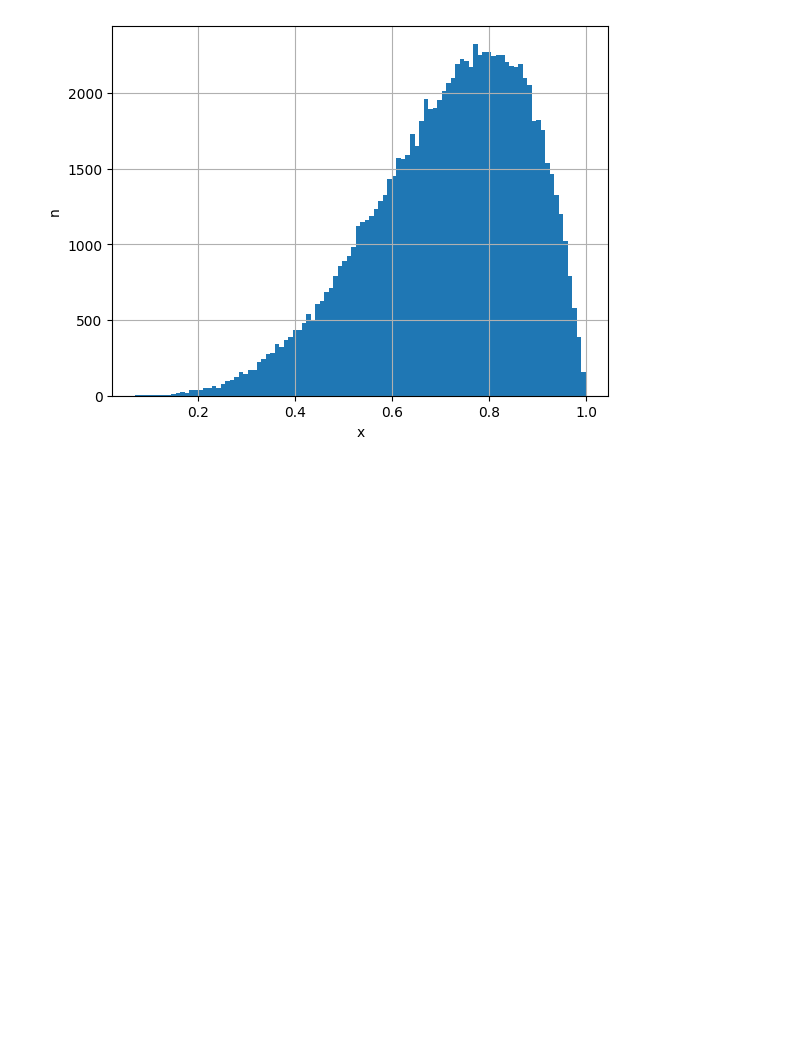
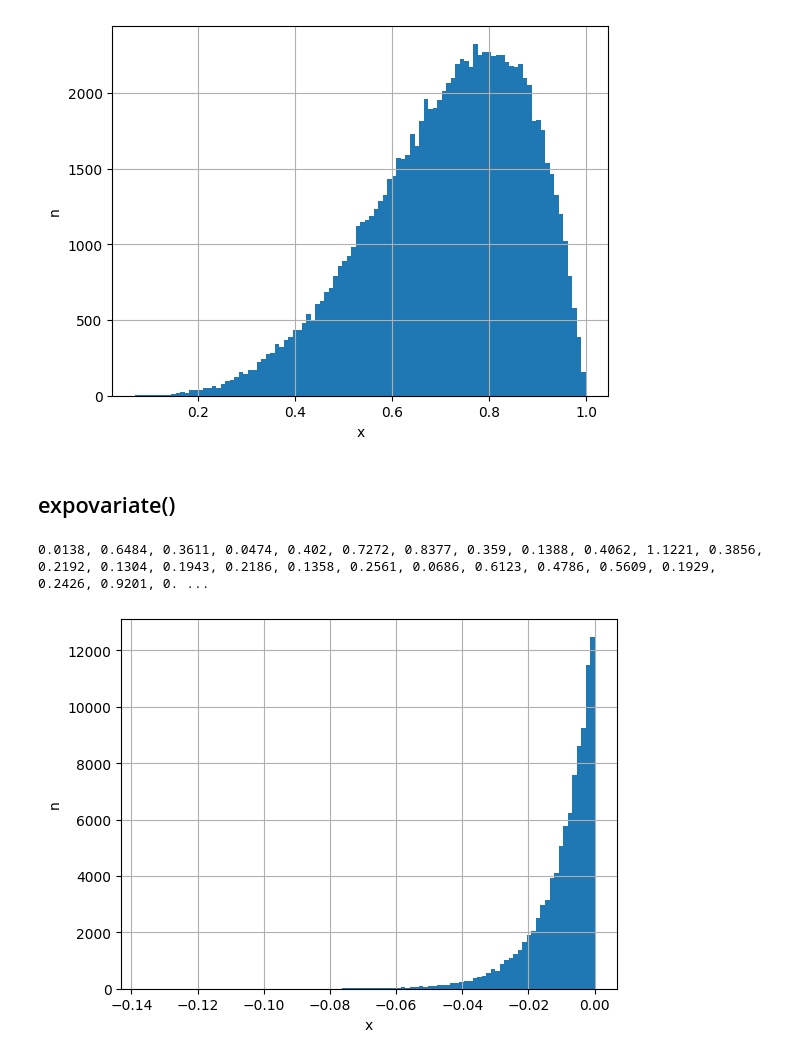
Before and after one commit to dudung/py-jupyter-nb, a Jupyter notebook: courses/fi2151/random_distribution.ipynb, the cells around one changed output. Cells and saved outputs as stored; diff of their text form; code cells hidden in the pictures; blank space fills up the shorter version.

```diff
--- a/courses/fi2151/random_distribution.ipynb
+++ b/courses/fi2151/random_distribution.ipynb
@@ -636,3 +636,35 @@ plt.grid()
 plt.show()
 # %% [output]
 [figure]
+# %% [markdown]
+## expovariate()
+# %%
+import random as rnd
+
+def dataexpovar(lam, N):
+    xx = []
+    for ii in range(N):
+        rr = rnd.expovariate(lam)
+        rr = round(rr, 4)
+        xx.append(rr)
+    return xx
+
+x = dataexpovar(2, 80)
+
+for i in x:
+    print(i, end=', ')
+# %% [output]
+0.0138, 0.6484, 0.3611, 0.0474, 0.402, 0.7272, 0.8377, 0.359, 0.1388, 0.4062, 1.1221, 0.3856, 0.2192, 0.1304, 0.1943, 0.2186, 0.1358, 0.2561, 0.0686, 0.6123, 0.4786, 0.5609, 0.1929, 0.2426, 0.9201, 0. ...
+# %%
+import matplotlib.pyplot as plt
+
+lam = -100; N = 100000
+x = dataexpovar(lam, N)
+
+plt.hist(x, bins=100)
+plt.xlabel('x')
+plt.ylabel('n')
+plt.grid()
+plt.show()
+# %% [output]
+[figure, added]
```
Also changed, not shown: parts of 32 cells of this notebook.
